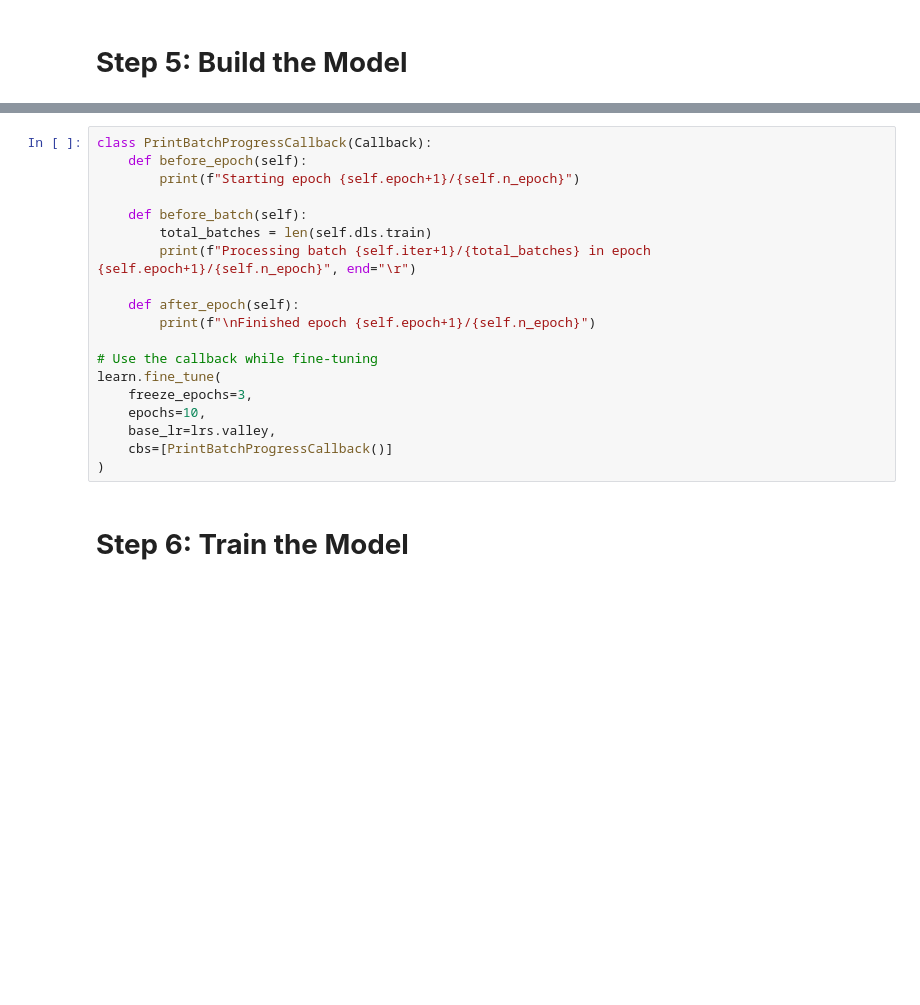
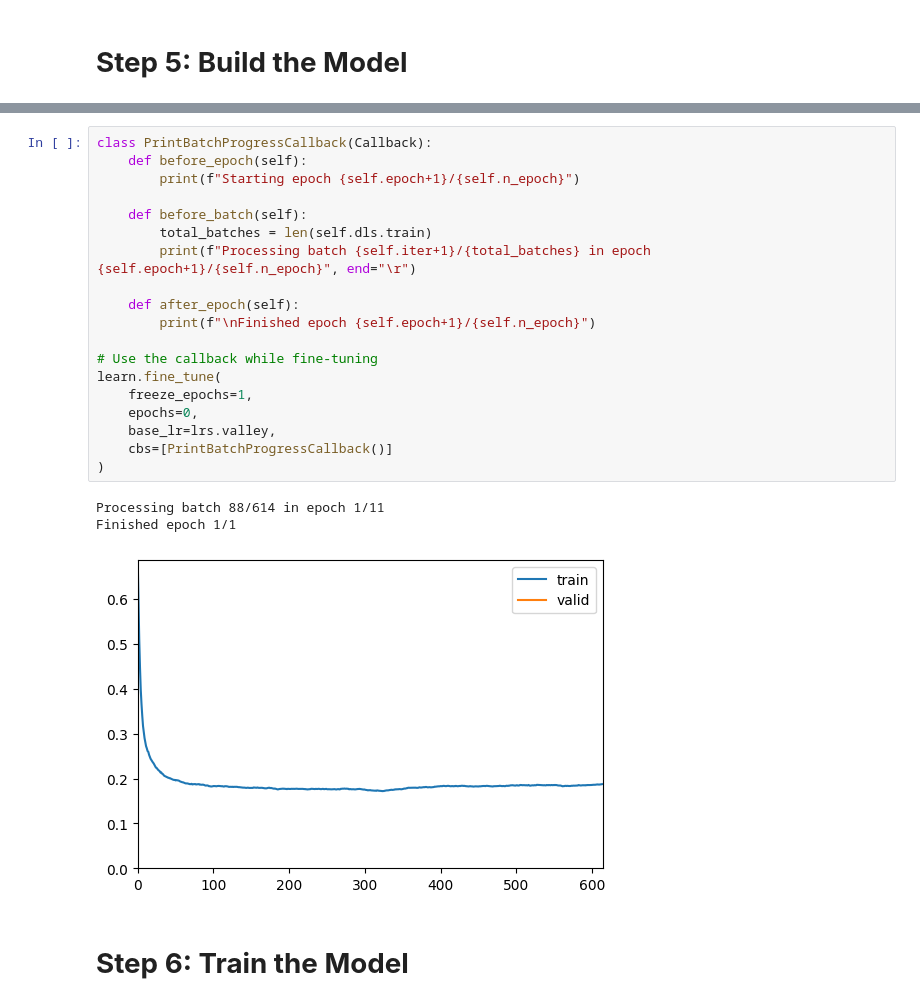
Before and after one commit to bjorneme/preliminary, a Jupyter notebook: main.ipynb, the cells around one changed output, grey strips where cells are left out. Cells and saved outputs as stored; diff of their text form; blank space fills up the shorter version.

```diff
--- a/main.ipynb
+++ b/main.ipynb
@@ -267,22 +272,26 @@ intial learning rate= 0.0003311311302240938
 # %%
 class PrintBatchProgressCallback(Callback):
     def before_epoch(self):
         print(f"Starting epoch {self.epoch+1}/{self.n_epoch}")
 
     def before_batch(self):
         total_batches = len(self.dls.train)
         print(f"Processing batch {self.iter+1}/{total_batches} in epoch {self.epoch+1}/{self.n_epoch}", end="\r")
 
     def after_epoch(self):
         print(f"\nFinished epoch {self.epoch+1}/{self.n_epoch}")
 
 # Use the callback while fine-tuning
 learn.fine_tune(
-    freeze_epochs=3,
-    epochs=10,
+    freeze_epochs=1,
+    epochs=0,
     base_lr=lrs.valley,
     cbs=[PrintBatchProgressCallback()]
 )
+# %% [output]
+Processing batch 88/614 in epoch 1/11
+Finished epoch 1/1
+[figure, added]
 # %% [markdown]
 # **Step 6: Train the Model**
 # %% [markdown]
```
Also changed, not shown: parts of 16 cells of this notebook.
